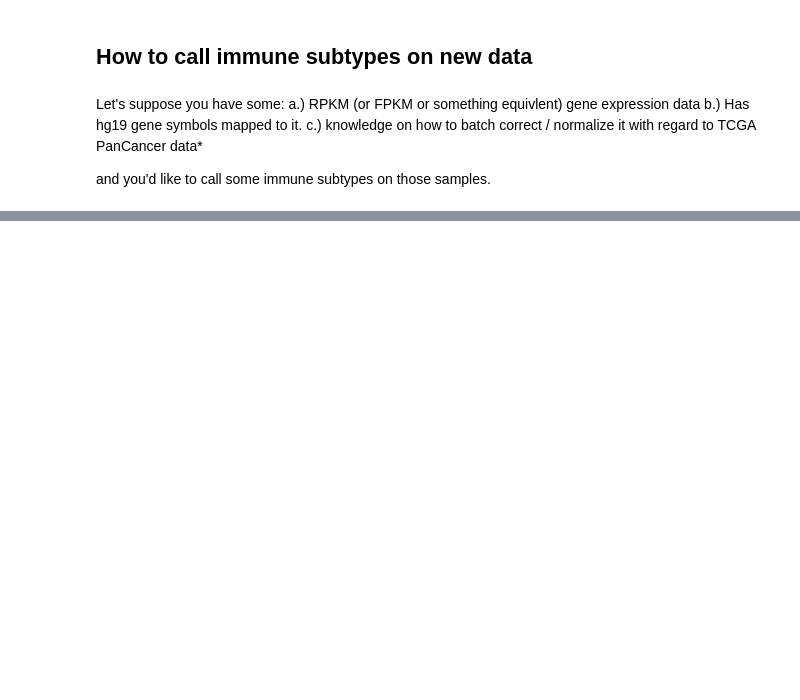
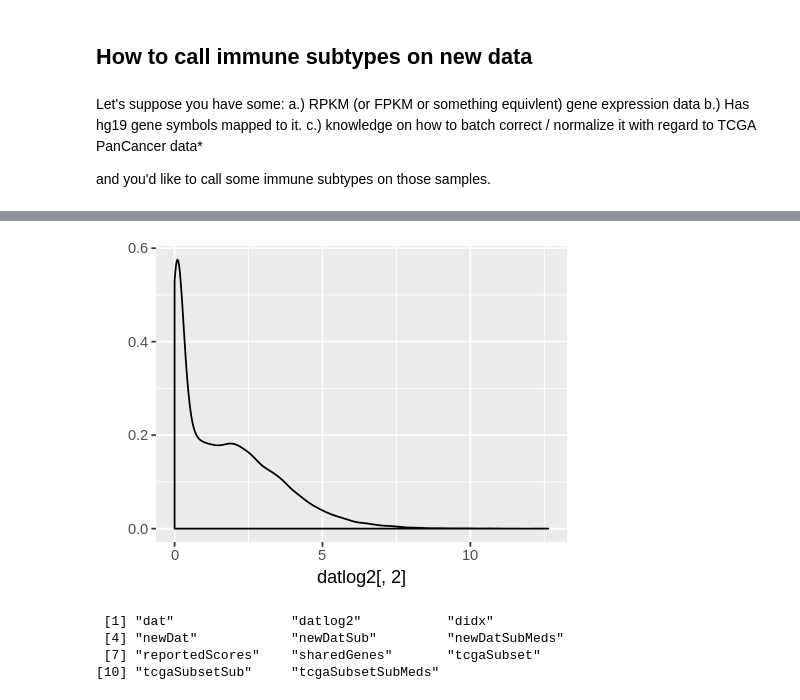
Before and after one commit to Gibbsdavidl/Immune-Subtype-Clustering, a Jupyter notebook: Notebooks/Call_immune_subtypes_on_new_data.ipynb, the cells around one changed output, grey strips where cells are left out. Cells and saved outputs as stored; diff of their text form; code cells hidden in the pictures; blank space fills up the shorter version.

```diff
--- a/Notebooks/Call_immune_subtypes_on_new_data.ipynb
+++ b/Notebooks/Call_immune_subtypes_on_new_data.ipynb
@@ -276,0 +61,5 @@ head(results)
+# %%
+didx <- !duplicated(as.character(rownames(newDat)))
+dat <- newDat[didx,]
+dim(dat)
+dat[1:5,1:5]
@@ -276,0 +74,12 @@ head(results)
+# %%
+datlog2 <- log2(dat+1)
+qplot(datlog2[,2], geom='density')
+# %% [output]
+[figure, added]
+# %%
+ls()
+# %% [output]
+ [1] "dat"               "datlog2"           "didx"
+ [4] "newDat"            "newDatSub"         "newDatSubMeds"
+ [7] "reportedScores"    "sharedGenes"       "tcgaSubset"
+[10] "tcgaSubsetSub"     "tcgaSubsetSubMeds"
```
Also changed, not shown: parts of 53 cells of this notebook, 3 other files.
